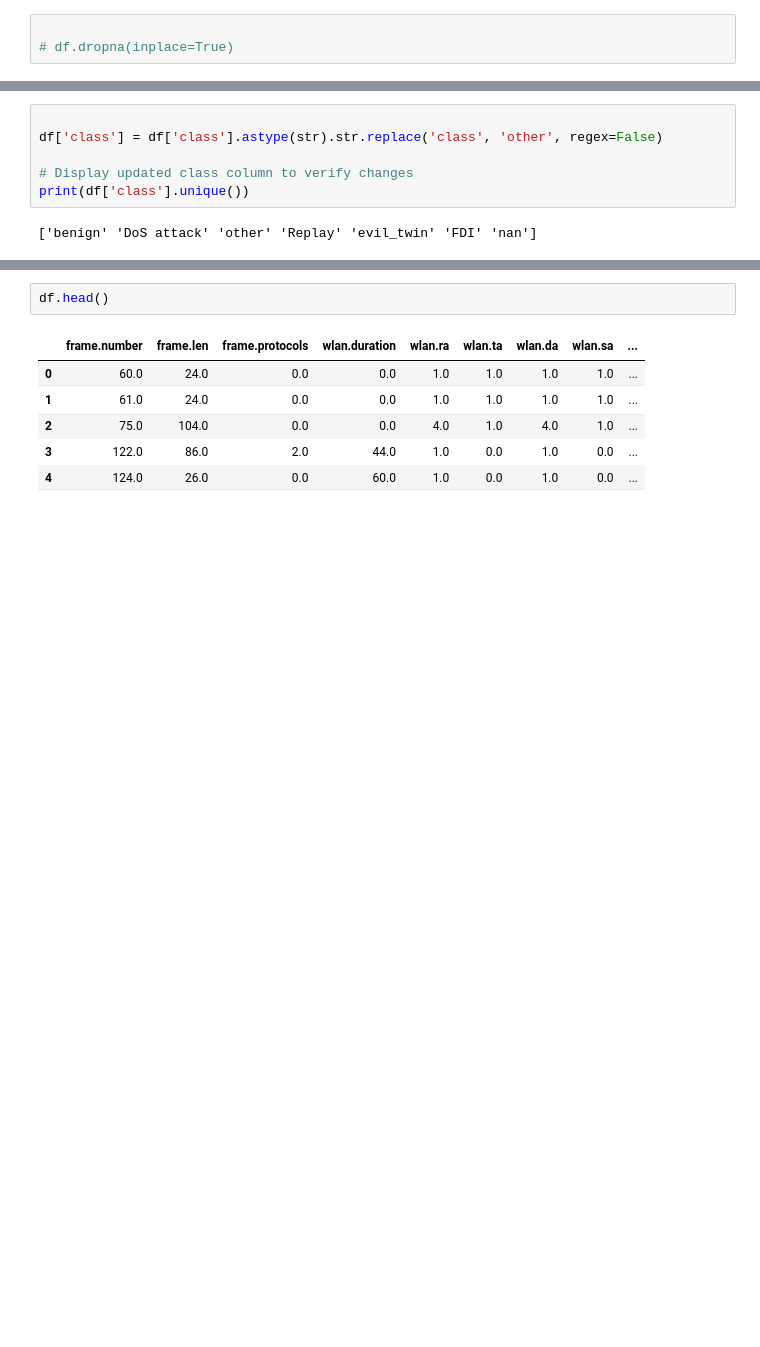
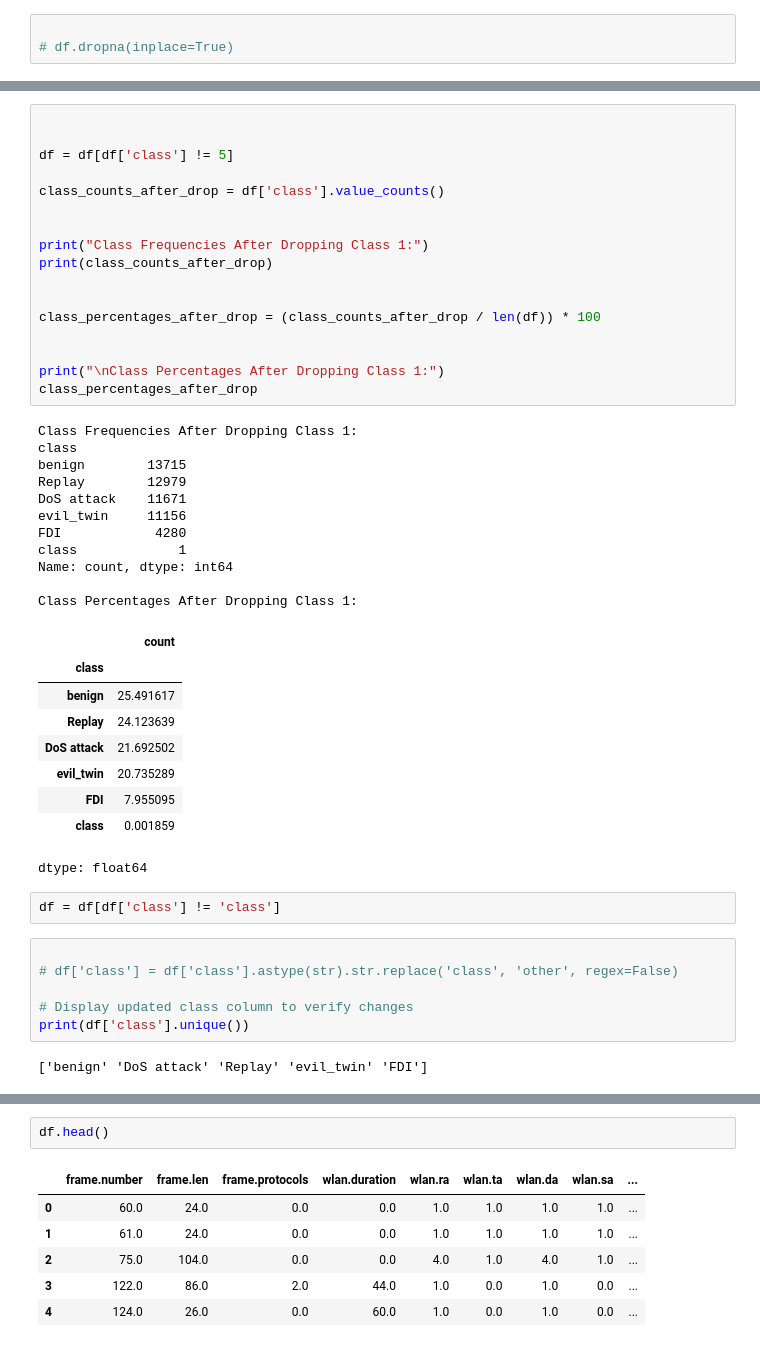
Before and after one commit to Khizer-Data/uav-cyber-intrusion-detection, a Jupyter notebook: UAV.ipynb, the cells around one changed output, grey strips where cells are left out. Drawn from its saved outputs; the diff is of its cells as text; blank space fills up the shorter version.

```diff
--- a/UAV.ipynb
+++ b/UAV.ipynb
@@ -1015,11 +1031,51 @@ The dataset shows class imbalance.
+# %%
+
+
+df = df[df['class'] != 5]
+
+class_counts_after_drop = df['class'].value_counts()
+
+
+print("Class Frequencies After Dropping Class 1:")
+print(class_counts_after_drop)
+
+
+class_percentages_after_drop = (class_counts_after_drop / len(df)) * 100
+
+
+print("\nClass Percentages After Dropping Class 1:")
+class_percentages_after_drop
+# %% [output]
+Class Frequencies After Dropping Class 1:
+class
+benign        13715
+Replay        12979
+DoS attack    11671
+evil_twin     11156
+FDI            4280
+class             1
+Name: count, dtype: int64
+
+Class Percentages After Dropping Class 1:
+|  | count |
+| class |  |
+| benign | 25.491617 |
+| Replay | 24.123639 |
+| DoS attack | 21.692502 |
+| evil_twin | 20.735289 |
+| FDI | 7.955095 |
+| class | 0.001859 |
+dtype: float64
+# %%
+df = df[df['class'] != 'class']
 # %%
 
-df['class'] = df['class'].astype(str).str.replace('class', 'other', regex=False)
+# df['class'] = df['class'].astype(str).str.replace('class', 'other', regex=False)
 
 # Display updated class column to verify changes
 print(df['class'].unique())
 # %% [output]
-['benign' 'DoS attack' 'other' 'Replay' 'evil_twin' 'FDI' 'nan']
+['benign' 'DoS attack' 'Replay' 'evil_twin' 'FDI']
 # %%
 df.shape
 # %% [output]
```
Also changed, not shown: parts of 31 cells of this notebook.
